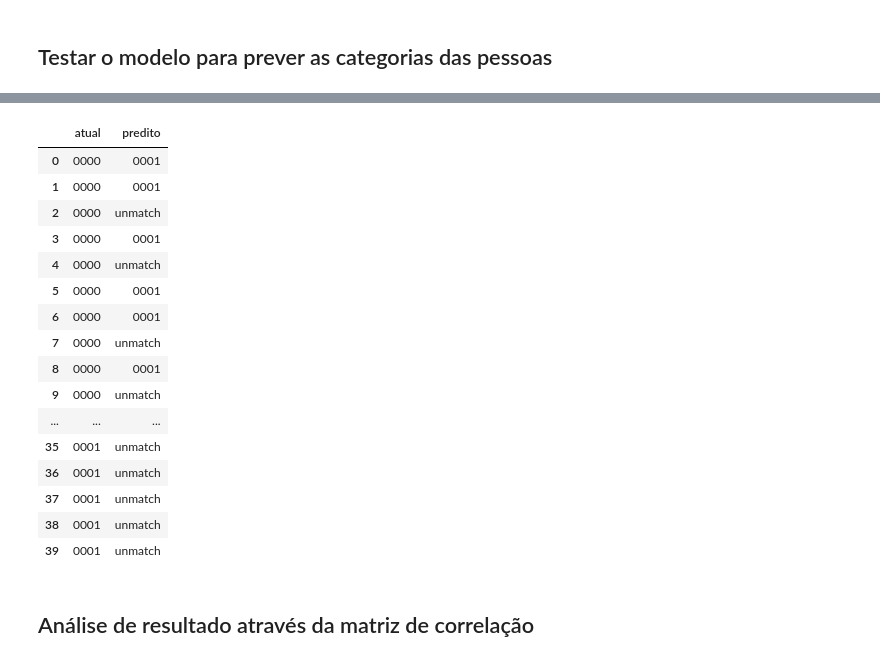
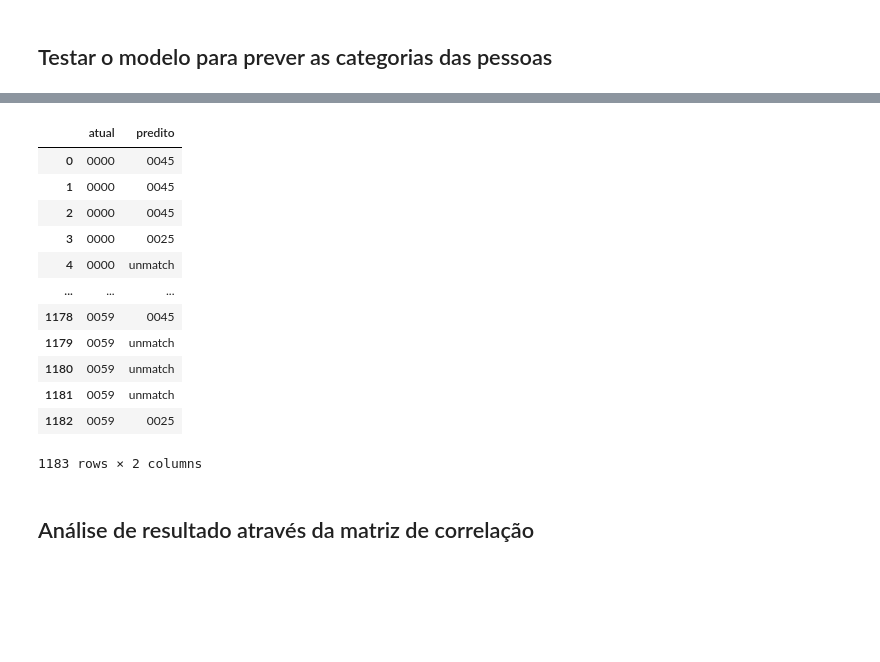
Before and after one commit to thalials/iris-recognition-visao-comp, a Jupyter notebook: proj1_reconhecimento_de_iris.ipynb, the cells around one changed output, grey strips where cells are left out. Saved outputs shown, nothing was run; the diff lists cells and outputs as text; code cells hidden in the pictures; blank space fills up the shorter version.

```diff
--- a/proj1_reconhecimento_de_iris.ipynb
+++ b/proj1_reconhecimento_de_iris.ipynb
@@ -338,23 +354,19 @@ ValueError: min() arg is an empty sequence
 # %%
-info.head()
+info
 # %% [output]
 |  | atual | predito |
-| 0 | 0000 | 0001 |
-| 1 | 0000 | 0001 |
-| 2 | 0000 | unmatch |
-| 3 | 0000 | 0001 |
+| 0 | 0000 | 0045 |
+| 1 | 0000 | 0045 |
+| 2 | 0000 | 0045 |
+| 3 | 0000 | 0025 |
 | 4 | 0000 | unmatch |
-| 5 | 0000 | 0001 |
-| 6 | 0000 | 0001 |
-| 7 | 0000 | unmatch |
-| 8 | 0000 | 0001 |
-| 9 | 0000 | unmatch |
 | ... | ... | ... |
-| 35 | 0001 | unmatch |
-| 36 | 0001 | unmatch |
-| 37 | 0001 | unmatch |
-| 38 | 0001 | unmatch |
-| 39 | 0001 | unmatch |
+| 1178 | 0059 | 0045 |
+| 1179 | 0059 | unmatch |
+| 1180 | 0059 | unmatch |
+| 1181 | 0059 | unmatch |
+| 1182 | 0059 | 0025 |
+1183 rows × 2 columns
 # %% [markdown]
 ## Análise de resultado através da matriz de correlação
 # %%
```
Also changed, not shown: parts of 4 cells of this notebook.
